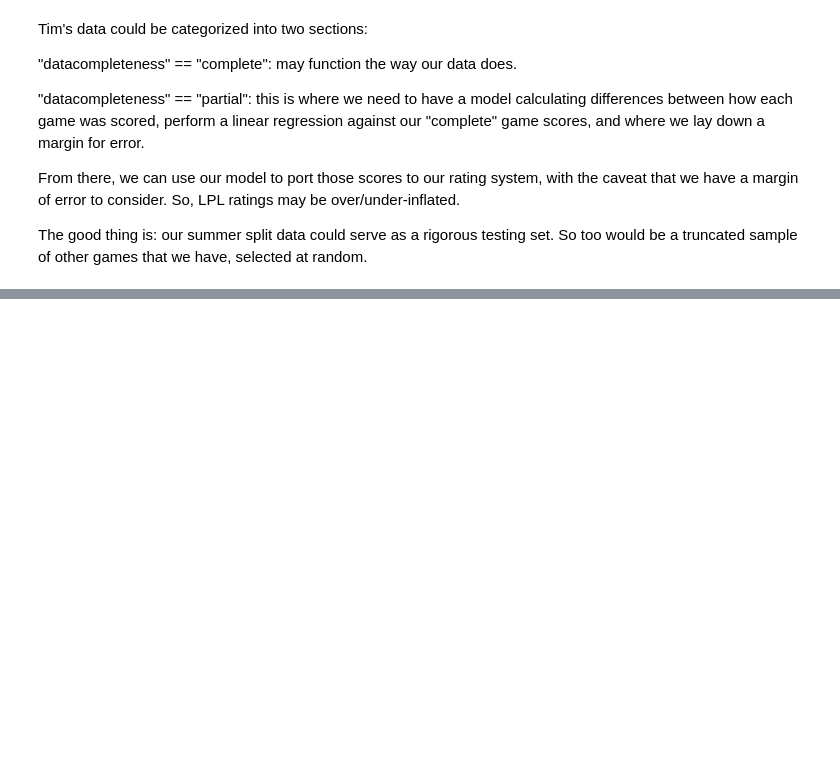
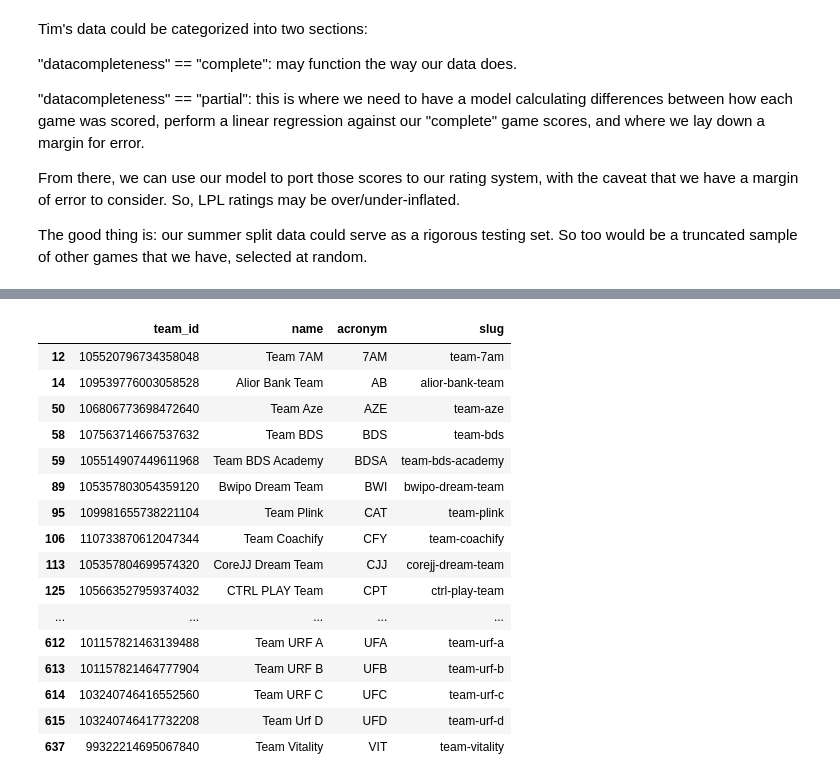
Before and after one commit to AdelRCh/lol-hackathon-2023, a Jupyter notebook: notebooks/external_data_exploration.ipynb, the cells around one changed output, grey strips where cells are left out. Cells and saved outputs as stored; diff of their text form; code cells hidden in the pictures; blank space fills up the shorter version.

Commit message:
Adding Sarah's League_Hackathon_1 notebook and a few tweaks to the notebooks dealing with data from Oracle's Elixir

```diff
--- a/notebooks/external_data_exploration.ipynb
+++ b/notebooks/external_data_exploration.ipynb
@@ -298,0 +482,4 @@ The good thing is: our summer split data could serve as a rigorous testing set.
+# %%
+filename_teams = 'esports-data/teams.json'
+teams_df = pd.read_json(filename_teams)
+teams_df.head()
@@ -298,0 +493,3 @@ The good thing is: our summer split data could serve as a rigorous testing set.
+# %%
+teams_df = teams_df.sort_values(by='acronym',na_position='last').reset_index(drop=True)
+teams_df
@@ -298,0 +510,20 @@ The good thing is: our summer split data could serve as a rigorous testing set.
+# %%
+teams_df[teams_df['slug'].str.contains('team')]
+# %% [output]
+|  | team_id | name | acronym | slug |
+| 12 | 105520796734358048 | Team 7AM | 7AM | team-7am |
+| 14 | 109539776003058528 | Alior Bank Team | AB | alior-bank-team |
+| 50 | 106806773698472640 | Team Aze | AZE | team-aze |
+| 58 | 107563714667537632 | Team BDS | BDS | team-bds |
+| 59 | 105514907449611968 | Team BDS Academy | BDSA | team-bds-academy |
+| 89 | 105357803054359120 | Bwipo Dream Team | BWI | bwipo-dream-team |
+| 95 | 109981655738221104 | Team Plink | CAT | team-plink |
+| 106 | 110733870612047344 | Team Coachify | CFY | team-coachify |
+| 113 | 105357804699574320 | CoreJJ Dream Team | CJJ | corejj-dream-team |
+| 125 | 105663527959374032 | CTRL PLAY Team | CPT | ctrl-play-team |
+| ... | ... | ... | ... | ... |
+| 612 | 101157821463139488 | Team URF A | UFA | team-urf-a |
+| 613 | 101157821464777904 | Team URF B | UFB | team-urf-b |
+| 614 | 103240746416552560 | Team URF C | UFC | team-urf-c |
+| 615 | 103240746417732208 | Team Urf D | UFD | team-urf-d |
+| 637 | 99322214695067840 | Team Vitality | VIT | team-vitality |
```
Also changed, not shown: parts of 18 cells of this notebook, 1 other file.
